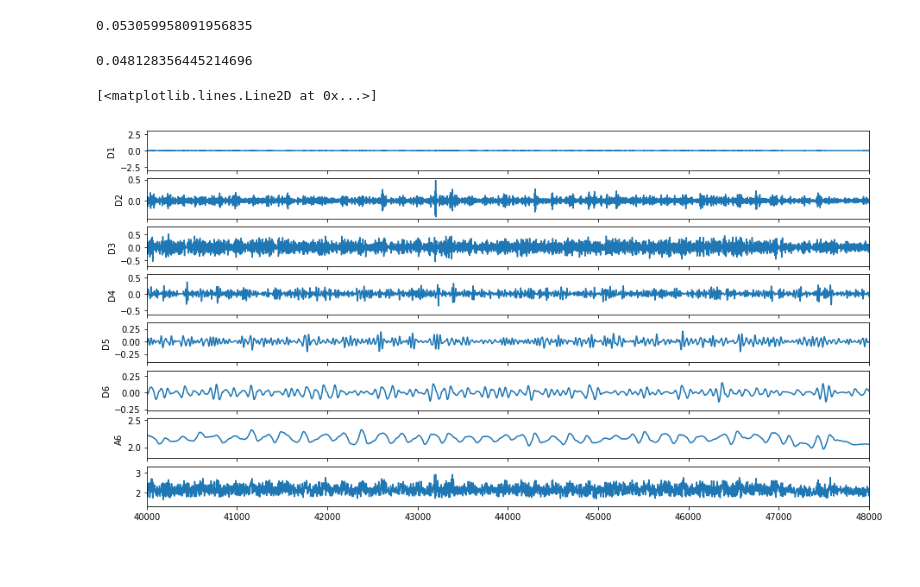
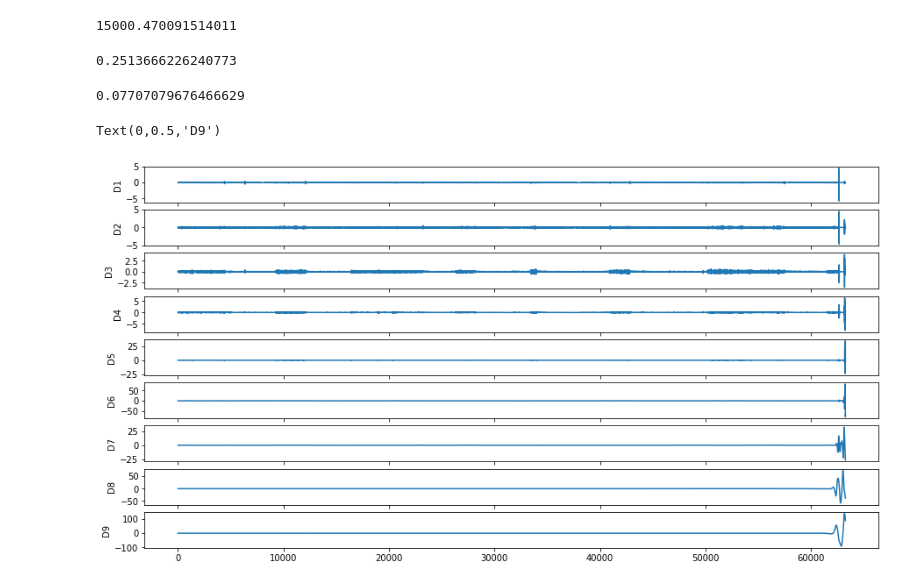
Before and after one commit to saralocatelli94/TesiMagistrale, a Jupyter notebook: SleepApnea_ECG/EDR_analysis.ipynb, the cells around one changed output. Saved outputs shown, nothing was run; the diff lists cells and outputs as text; code cells hidden in the pictures; blank space fills up the shorter version.

```diff
--- a/SleepApnea_ECG/EDR_analysis.ipynb
+++ b/SleepApnea_ECG/EDR_analysis.ipynb
@@ -23,7 +100,7 @@ def wrcoef(X, coef_type, coeffs, wavename, level):
     else:
         raise ValueError("Invalid coefficient type: {}".format(coef_type))
 # %%
-index=13
+index=21
 recordname=mypath+fileName[index]
 ann = wfdb.rdann(recordname, extension="apn")
 time_apn=ann.sample/100
@@ -57,49 +134,53 @@ plt.step(time_apn,apn)
 [figure]
+# %%
+time_edr[15000*2]
+# %% [output]
+15000.470091514011
 # %%
-statistics.variance(edr[14000*2:15000*2])
+statistics.variance(edr[1000*2:16000*2])
 # %% [output]
-0.053059958091956835
+0.2513666226240773
 # %%
-statistics.variance(edr[7000*2:8000*2])
+statistics.variance(edr[5000*2:6000*2])
 # %% [output]
-0.048128356445214696
+0.07707079676466629
 # %%
 wavelet = pywt.Wavelet('db4')
 from pywt import wavedec
-coeffs = wavedec(edr, 'db4', level=9)
+data=edr
+coeffs = wavedec(data, 'db4', level=9)
 level = 9
-A9 = wrcoef(edr, 'a', coeffs, 'db4', level)
-D9 = wrcoef(edr, 'd', coeffs, 'db4', level)
-D8 = wrcoef(edr, 'd', coeffs, 'db4', 8)
-D7 = wrcoef(edr, 'd', coeffs, 'db4', 7)
-D6 = wrcoef(edr, 'd', coeffs, 'db4', 6)
-D5 = wrcoef(edr, 'd', coeffs, 'db4', 5)
-D4 = wrcoef(edr, 'd', coeffs, 'db4', 4)
-D3 = wrcoef(edr, 'd', coeffs, 'db4', 3)
-D2 = wrcoef(edr, 'd', coeffs, 'db4', 2)
-D1 = wrcoef(edr, 'd', coeffs, 'db4', 1)
+A9 = wrcoef(data, 'a', coeffs, 'db4', level)
+D9 = wrcoef(data, 'd', coeffs, 'db4', level)
+D8 = wrcoef(data, 'd', coeffs, 'db4', 8)
+D7 = wrcoef(data, 'd', coeffs, 'db4', 7)
+D6 = wrcoef(data, 'd', coeffs, 'db4', 6)
+D5 = wrcoef(data, 'd', coeffs, 'db4', 5)
+D4 = wrcoef(data, 'd', coeffs, 'db4', 4)
+D3 = wrcoef(data, 'd', coeffs, 'db4', 3)
+D2 = wrcoef(data, 'd', coeffs, 'db4', 2)
+D1 = wrcoef(data, 'd', coeffs, 'db4', 1)
 # %%
-f, axarr = plt.subplots(8, sharex=True,figsize=(15,8))
-axarr[0].axis([10000*4,12000*4,-3,3])
+f, axarr = plt.subplots(9, sharex=True,figsize=(15,8))
+#axarr[0].axis([17000*2,20000*2,-3,3])
 axarr[0].plot(D1)
 axarr[0].set_ylabel('D1')
 axarr[1].plot(D2)
 axarr[1].set_ylabel('D2')
 axarr[2].plot(D3)
 axarr[2].set_ylabel('D3')
 axarr[3].plot(D4)
 axarr[3].set_ylabel('D4')
 axarr[4].plot(D5)
 axarr[4].set_ylabel('D5')
 axarr[5].plot(D6)
 axarr[5].set_ylabel('D6')
 axarr[6].plot(D7)
-axarr[6].set_ylabel('D8')
-axarr[5].plot('D8')
-axarr[5].set_ylabel('D9')
-axarr[6].plot(D9)
-axarr[6].set_ylabel('A9')
-#axarr[7].set_ylabel('A9')
+axarr[6].set_ylabel('D7')
+axarr[7].plot(D8)
+axarr[7].set_ylabel('D8')
+axarr[8].plot(D9)
+axarr[8].set_ylabel('D9')
 # %% [output]
-[<matplotlib.lines.Line2D at 0x...>]
+Text(0,0.5,'D9')
-[figure, old version]
+[figure, new version]
```
Also changed, not shown: parts of 28 cells of this notebook, 1 other file.
